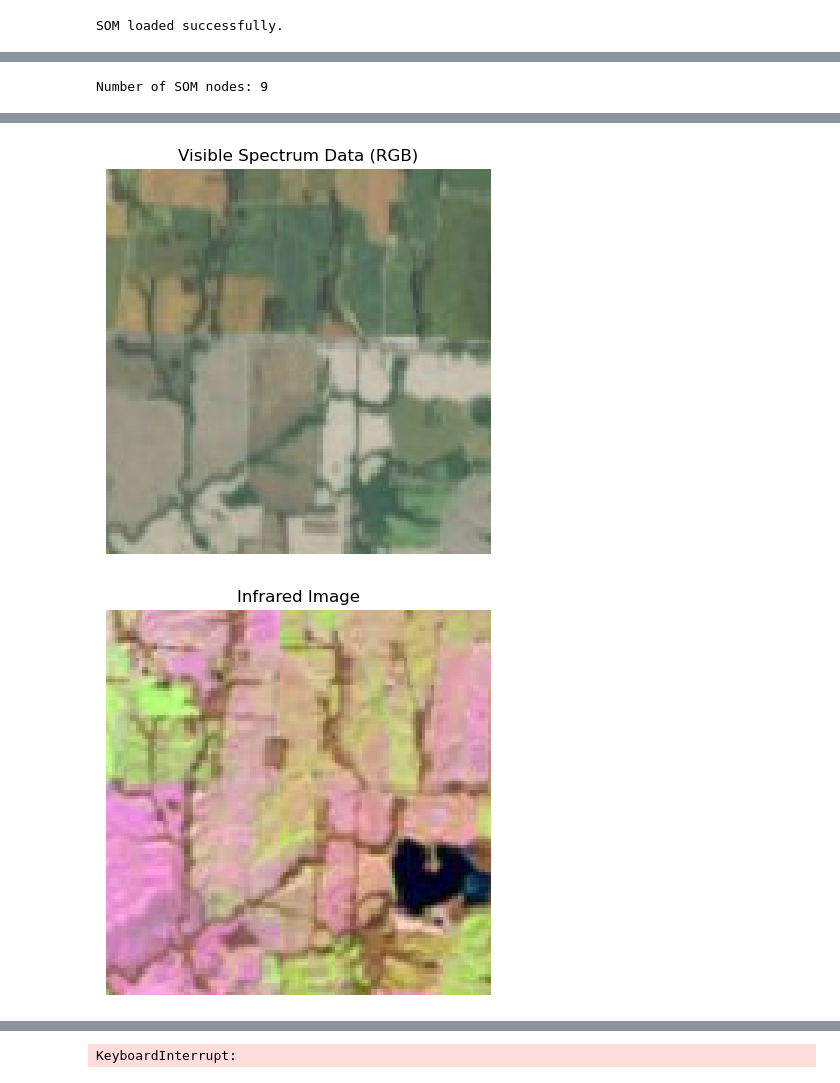
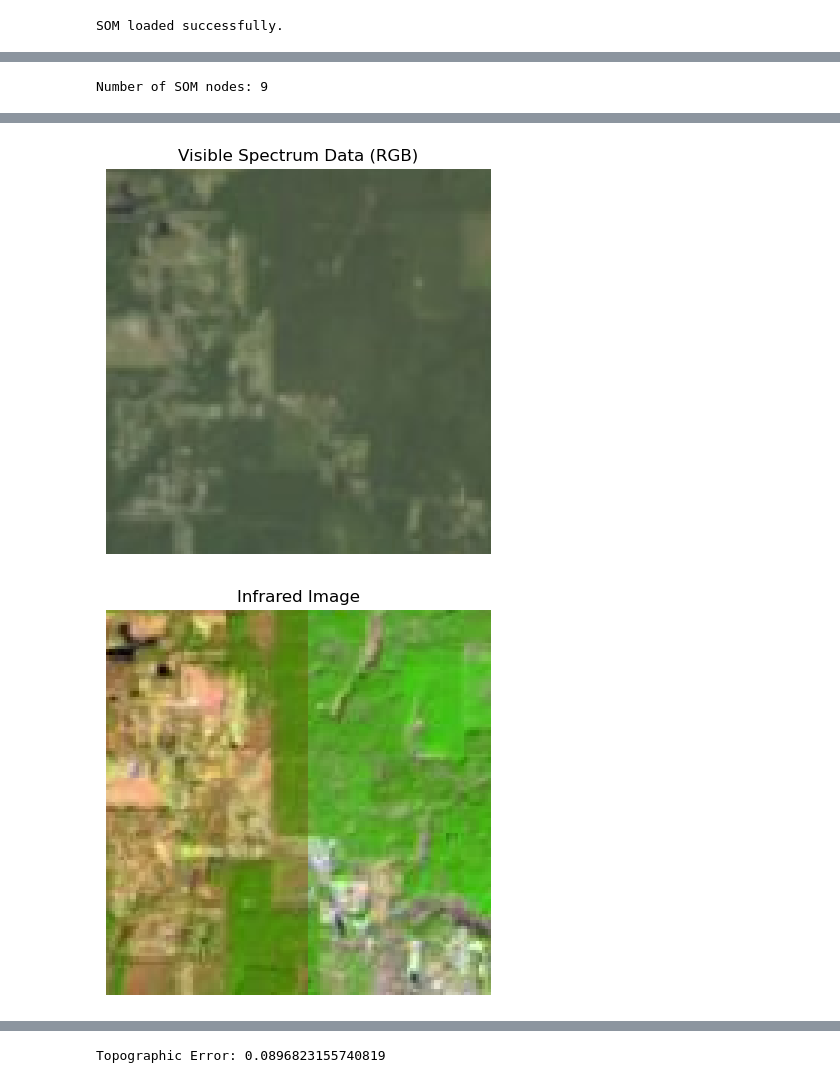
Before and after one commit to tague-carlyon/SOMproject, a Jupyter notebook: som.ipynb, the cells around one changed output, grey strips where cells are left out. Cells and saved outputs as stored; diff of their text form; code cells hidden in the pictures.

```diff
--- a/som.ipynb
+++ b/som.ipynb
@@ -52,7 +52,7 @@ input_length = image_features
 
 # Spread of the neighborhood function, needs to be adequate to the dimensions
 # of the map. (rows/columns minus 1 usually)
-sigma = 1.0
+sigma = 0.7
 
 # initial learning rate (at the iteration t we have learning_rate(t) =
 # learning_rate / (1 + t/T) where T is #num_iteration/2)
@@ -175,7 +175,7 @@ random_all_patches shape: (1028, 128, 128, 11)
 # 20
 # 25
 # 26
-patch_to_inspect = 26 # grabbing indices from SOM
+patch_to_inspect = 15 # grabbing indices from SOM
 
 # create an empty dictionary using the rows and columns of SOM
 keys = [i for i in product(range(som_grid_rows), range(som_grid_columns))]
@@ -266,2 +266,2 @@ Number of SOM nodes: 9
-[figure, old version]
+[figure, new version]
-[figure, old version]
+[figure, new version]
@@ -278,4 +278,4 @@ print(f"Topographic Error: {topoError}")
 
 # vary learning rate and sigma values those are the most important
 # %% [output]
-KeyboardInterrupt:
+Topographic Error: 0.0896823155740819
```
Also changed, not shown: parts of 3 cells of this notebook, 2 other files.
